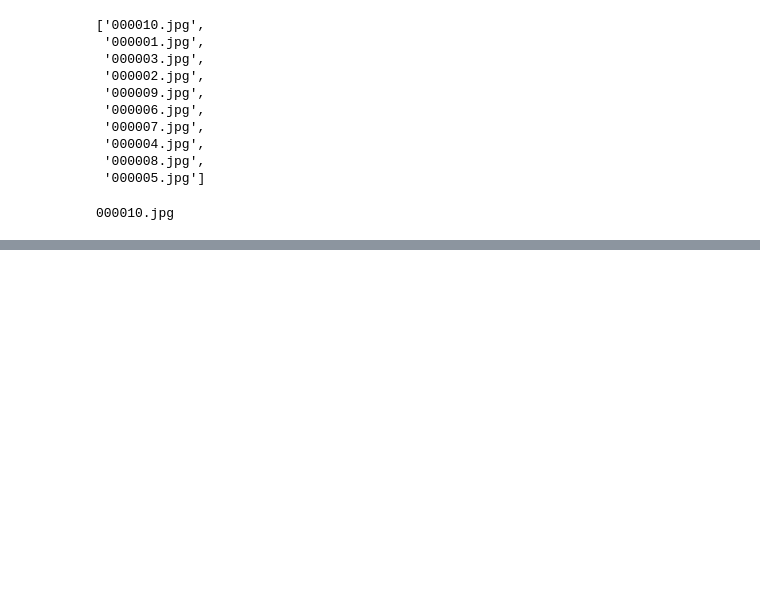
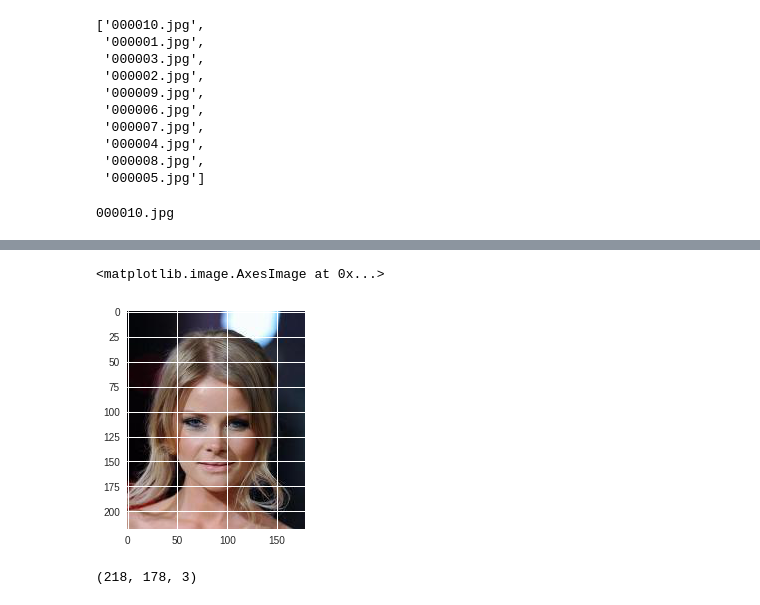
Before and after one commit to BikashPandey17/snoop-dogg, a Jupyter notebook: session0.ipynb, the cells around one changed output, grey strips where cells are left out. Drawn from its saved outputs; the diff is of its cells as text; code cells hidden in the pictures; blank space fills up the shorter version.

```diff
--- a/session0.ipynb
+++ b/session0.ipynb
@@ -89,0 +145,5 @@ print(files[0])
+# %%
+files = [os.path.join('img_align_celeba', file_i) for file_i in os.listdir('img_align_celeba')
+ if '.jpg' in file_i or '.png' in file_i or '.jpeg' in file_i]
+# %%
+img= plt.imread(files[0])
@@ -89,0 +170,9 @@ print(files[0])
+# %%
+plt.imshow(img)
+# %% [output]
+<matplotlib.image.AxesImage at 0x...>
+[figure, added]
+# %%
+img.shape
+# %% [output]
+(218, 178, 3)
```
Also changed, not shown: parts of 10 cells of this notebook.
